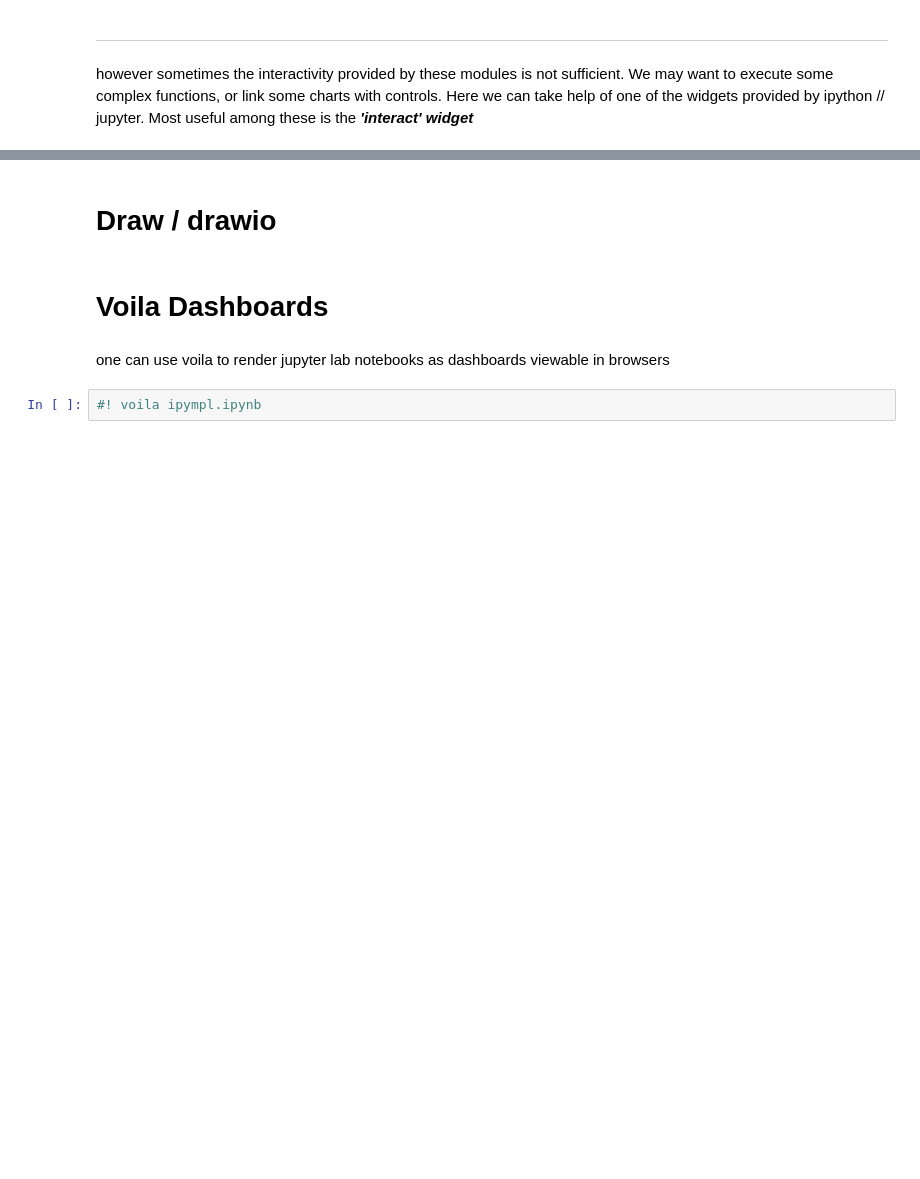
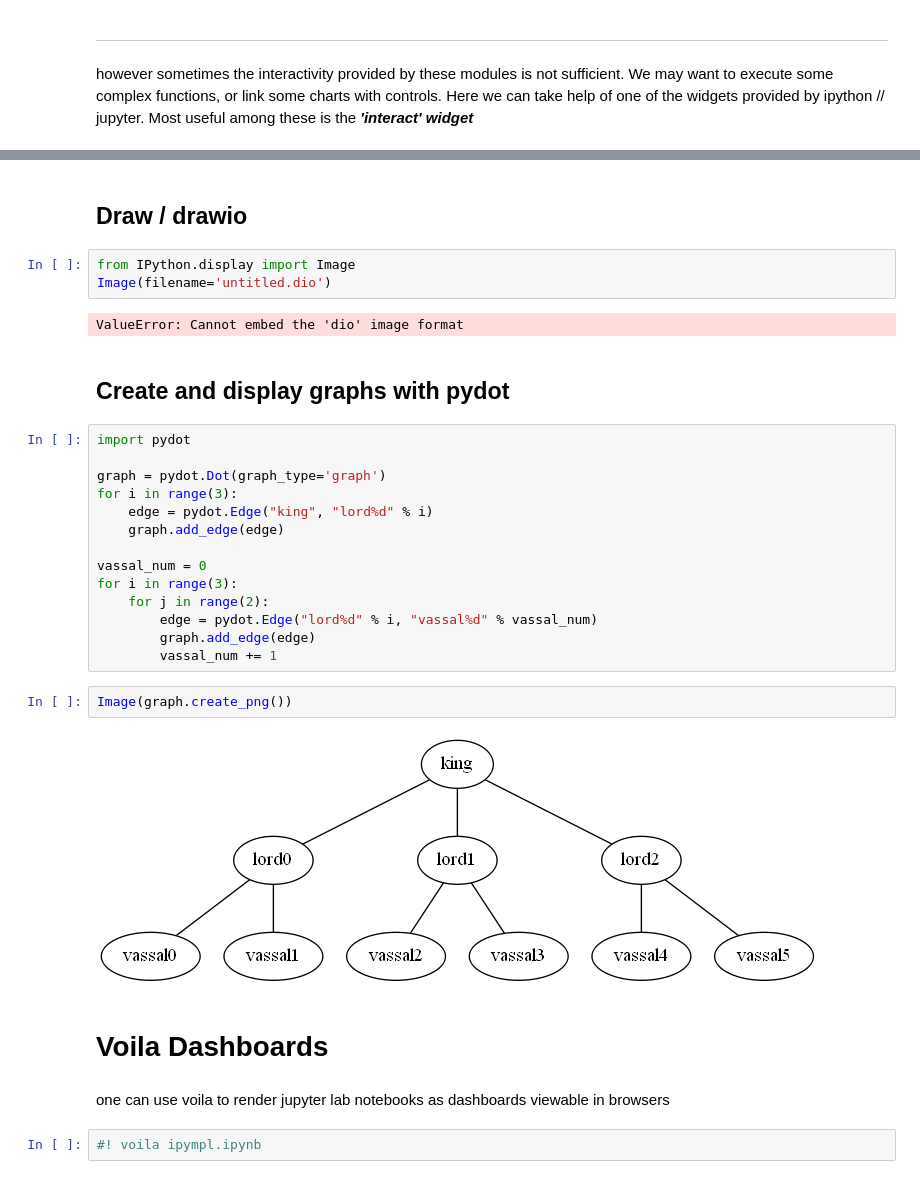
Before and after one commit to Project-Alstonia/jupyterlab_demo_June2020, a Jupyter notebook: jupyter_lab_usage.ipynb, the cells around one changed output, grey strips where cells are left out. Cells and saved outputs as stored; diff of their text form; blank space fills up the shorter version.

```diff
--- a/jupyter_lab_usage.ipynb
+++ b/jupyter_lab_usage.ipynb
@@ -99,5 +223,30 @@ however sometimes the interactivity provided by these modules is not sufficient.
 # %% [markdown]
-# Draw / drawio
+## Draw / drawio
+# %%
+from IPython.display import Image
+Image(filename='untitled.dio')
+# %% [output]
+ValueError: Cannot embed the 'dio' image format
+# %% [markdown]
+## Create and display graphs with pydot
+# %%
+import pydot
+
+graph = pydot.Dot(graph_type='graph')
+for i in range(3):
+    edge = pydot.Edge("king", "lord%d" % i)
+    graph.add_edge(edge)
+
+vassal_num = 0
+for i in range(3):
+    for j in range(2):
+        edge = pydot.Edge("lord%d" % i, "vassal%d" % vassal_num)
+        graph.add_edge(edge)
+        vassal_num += 1
+# %%
+Image(graph.create_png())
+# %% [output]
+[figure, added]
 # %% [markdown]
 # Voila Dashboards
 # %% [markdown]
```
Also changed, not shown: parts of 39 cells of this notebook, 6 other files.
